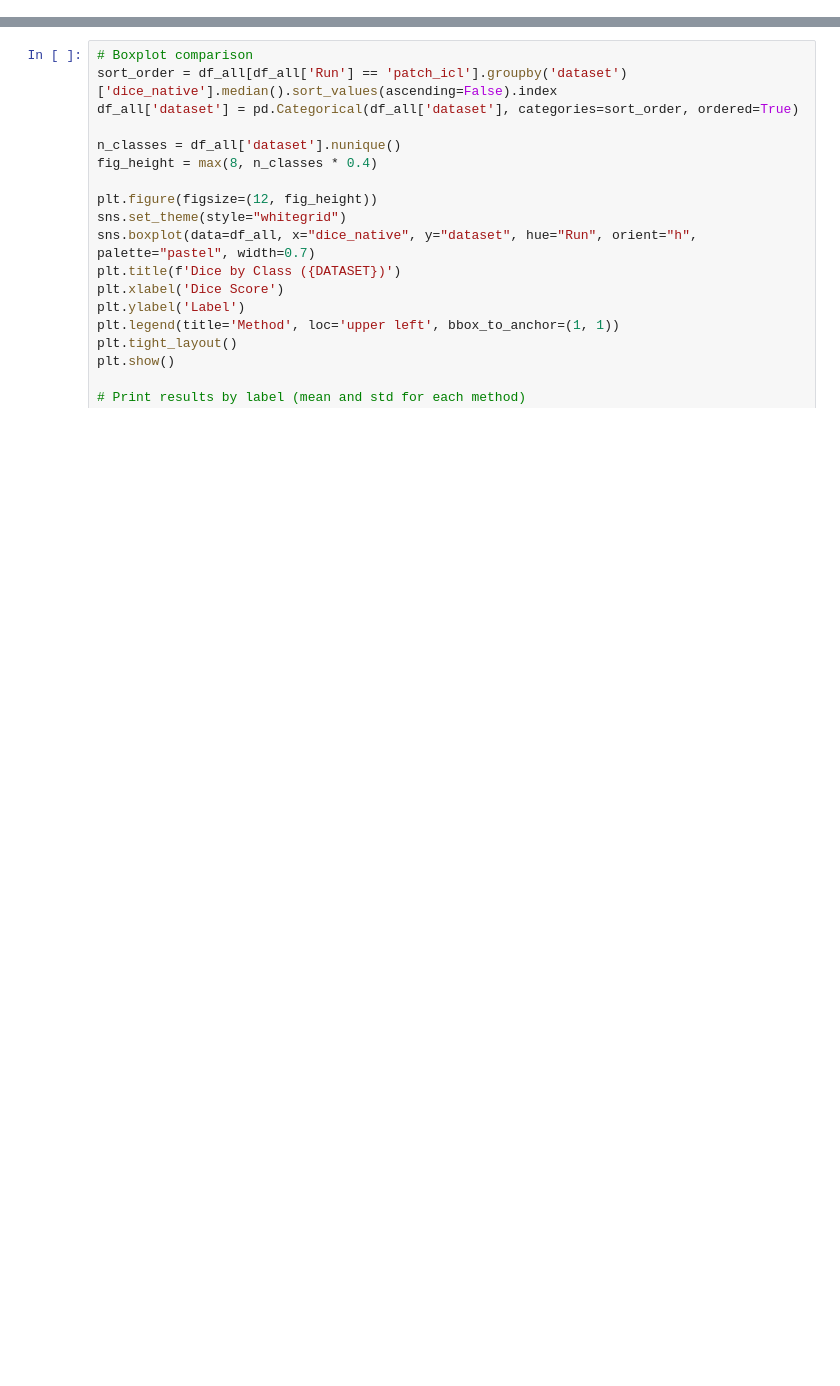
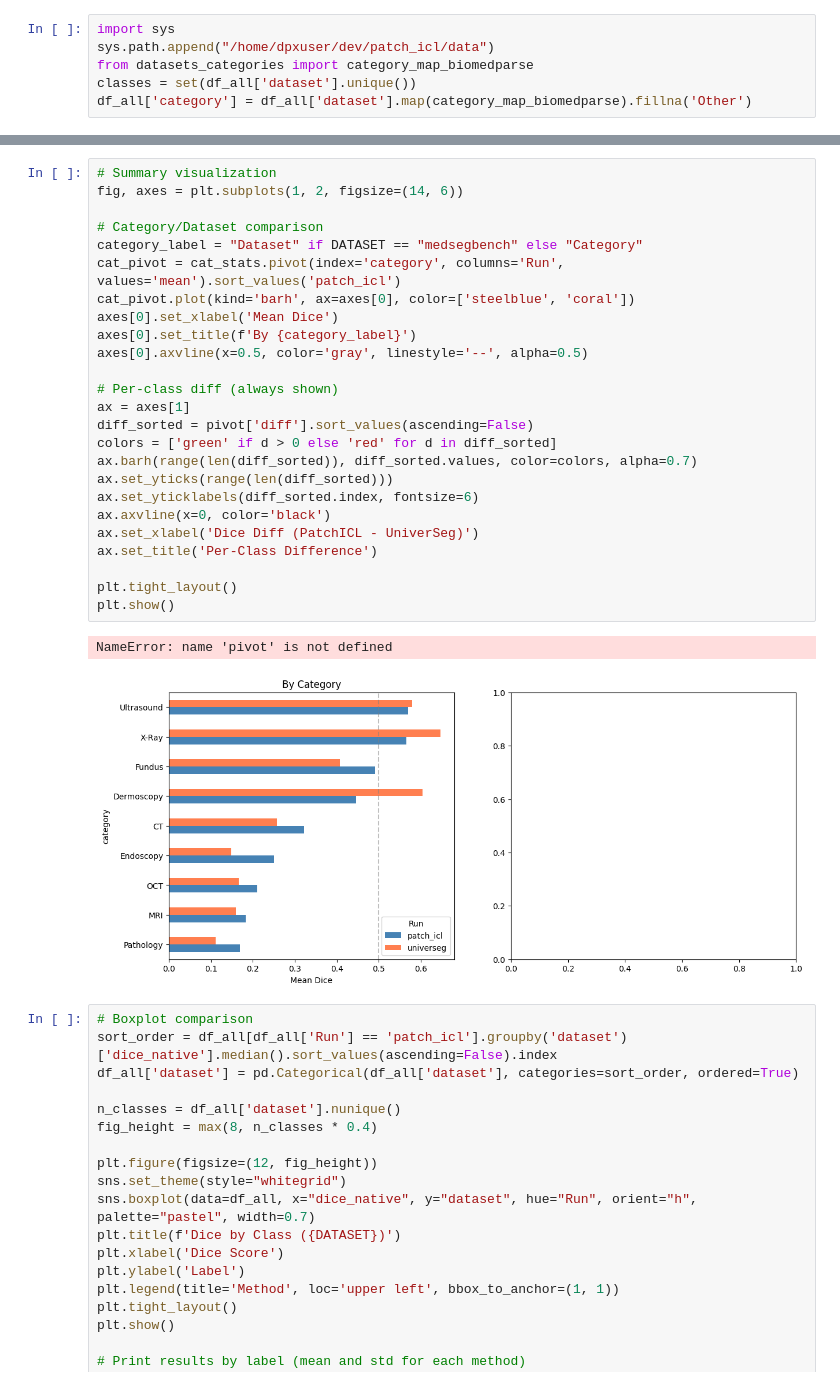
Before and after one commit to tidiane-camaret/patch_icl, a Jupyter notebook: results/run_analysis/run_analysis_2d.ipynb, the cells around one changed output, grey strips where cells are left out. Cells and saved outputs as stored; diff of their text form; blank space fills up the shorter version.

Commit message:
ood summary

```diff
--- a/results/run_analysis/run_analysis_2d.ipynb
+++ b/results/run_analysis/run_analysis_2d.ipynb
@@ -40 +48,7 @@ Loaded 358568 samples, 41 datasets
+# %%
+import sys
+sys.path.append("/home/dpxuser/dev/patch_icl/data")
+from datasets_categories import category_map_biomedparse
+classes = set(df_all['dataset'].unique())
+df_all['category'] = df_all['dataset'].map(category_map_biomedparse).fillna('Other')
 # %%
@@ -46,3 +113,31 @@ Index(['dataset', 'sample_idx', 'label', 'dice_ds', 'dice_native',
+# %%
+# Summary visualization
+fig, axes = plt.subplots(1, 2, figsize=(14, 6))
+
+# Category/Dataset comparison
+category_label = "Dataset" if DATASET == "medsegbench" else "Category"
+cat_pivot = cat_stats.pivot(index='category', columns='Run', values='mean').sort_values('patch_icl')
+cat_pivot.plot(kind='barh', ax=axes[0], color=['steelblue', 'coral'])
+axes[0].set_xlabel('Mean Dice')
+axes[0].set_title(f'By {category_label}')
+axes[0].axvline(x=0.5, color='gray', linestyle='--', alpha=0.5)
+
+# Per-class diff (always shown)
+ax = axes[1]
+diff_sorted = pivot['diff'].sort_values(ascending=False)
+colors = ['green' if d > 0 else 'red' for d in diff_sorted]
+ax.barh(range(len(diff_sorted)), diff_sorted.values, color=colors, alpha=0.7)
+ax.set_yticks(range(len(diff_sorted)))
+ax.set_yticklabels(diff_sorted.index, fontsize=6)
+ax.axvline(x=0, color='black')
+ax.set_xlabel('Dice Diff (PatchICL - UniverSeg)')
+ax.set_title('Per-Class Difference')
+
+plt.tight_layout()
+plt.show()
+# %% [output]
+NameError: name 'pivot' is not defined
+[figure, added]
 # %%
 # Boxplot comparison
 sort_order = df_all[df_all['Run'] == 'patch_icl'].groupby('dataset')['dice_native'].median().sort_values(ascending=False).index
```
Also changed, not shown: parts of 4 cells of this notebook, 20 other files.
